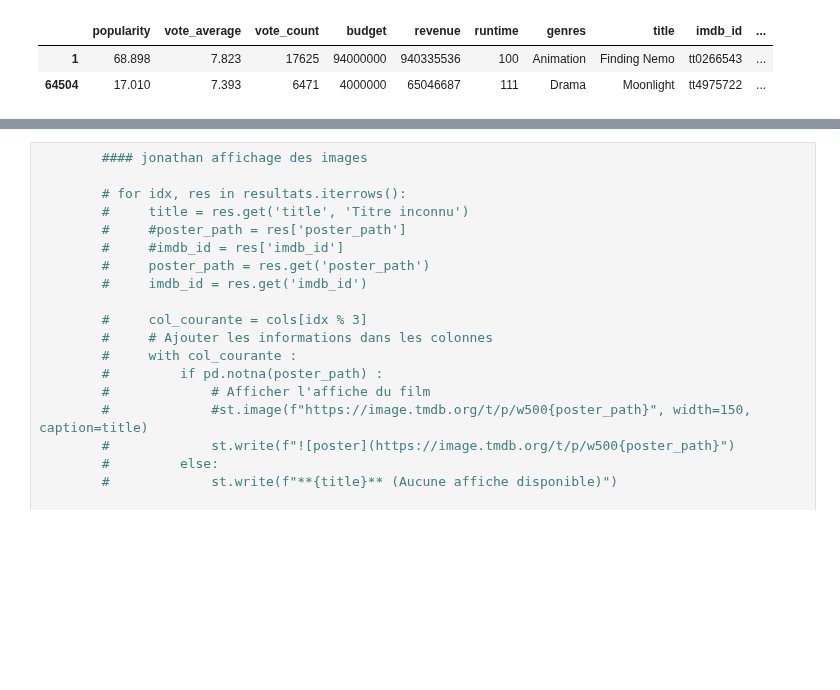
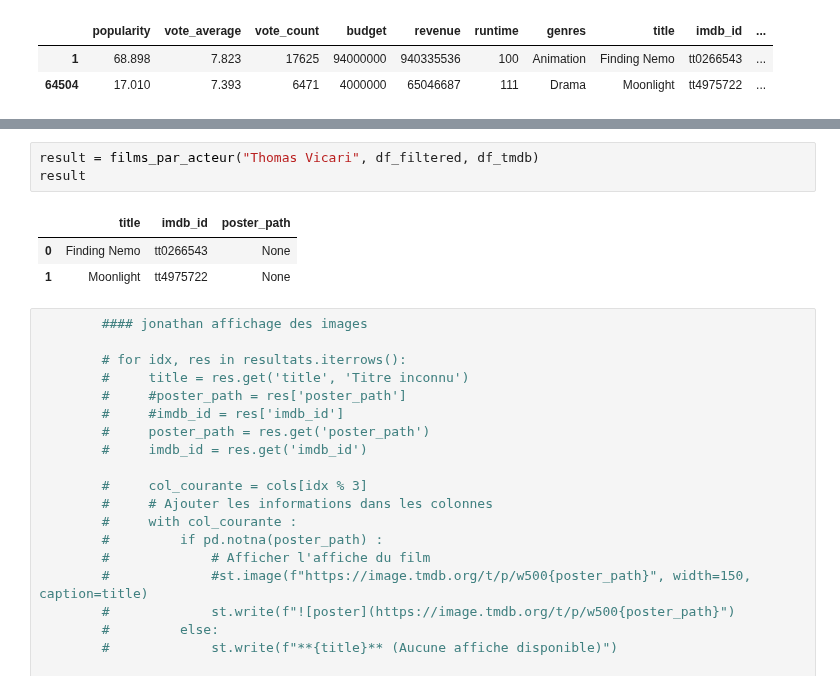
Before and after one commit to aurelieDANIEL2003/projet2_AAA, a Jupyter notebook: Recommendation_a.ipynb, the cells around one changed output, grey strips where cells are left out. Drawn from its saved outputs; the diff is of its cells as text; blank space fills up the shorter version.

```diff
--- a/Recommendation_a.ipynb
+++ b/Recommendation_a.ipynb
@@ -258,3 +245,10 @@ def films_similaires3(film_nom, df, df_tmdb):
+# %%
+result = films_par_acteur("Thomas Vicari", df_filtered, df_tmdb)
+result
+# %% [output]
+|  | title | imdb_id | poster_path |
+| 0 | Finding Nemo | tt0266543 | None |
+| 1 | Moonlight | tt4975722 | None |
 # %%
         #### jonathan affichage des images
 
```
Also changed, not shown: parts of 4 cells of this notebook, 6 other files.
